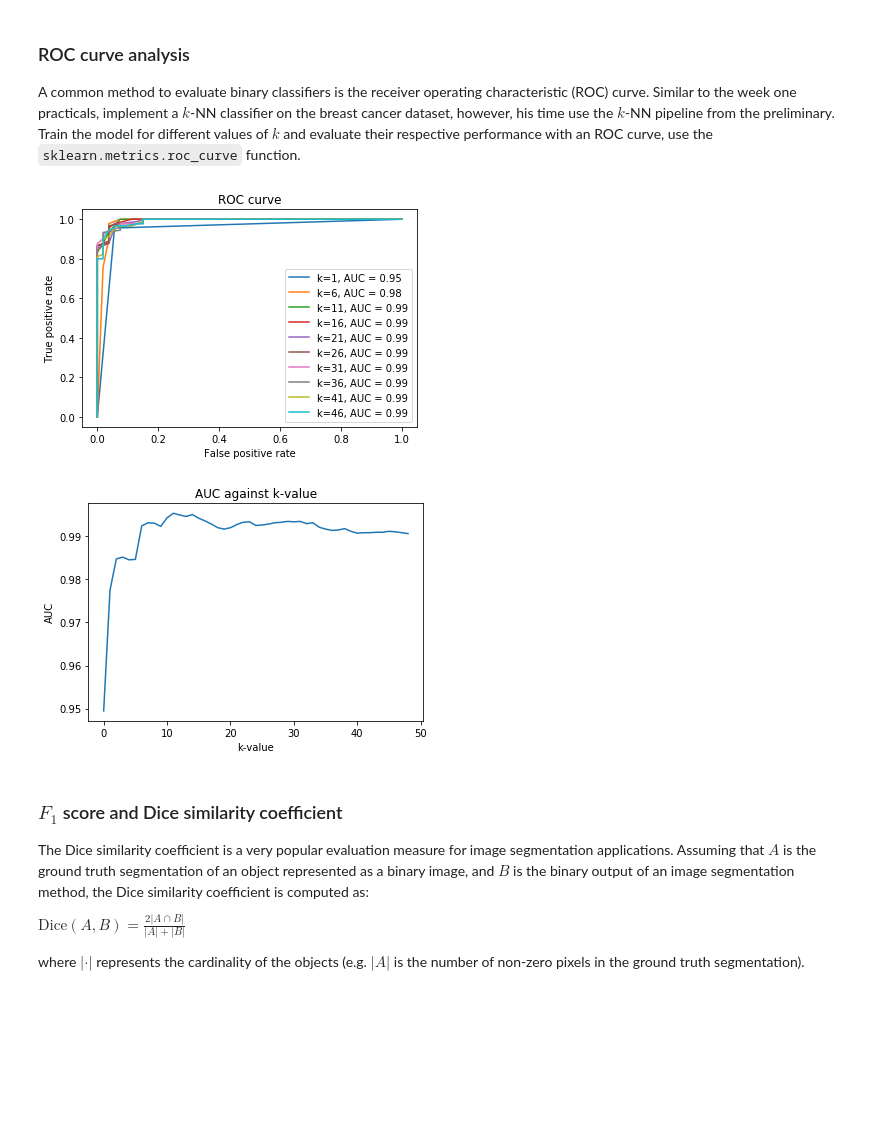
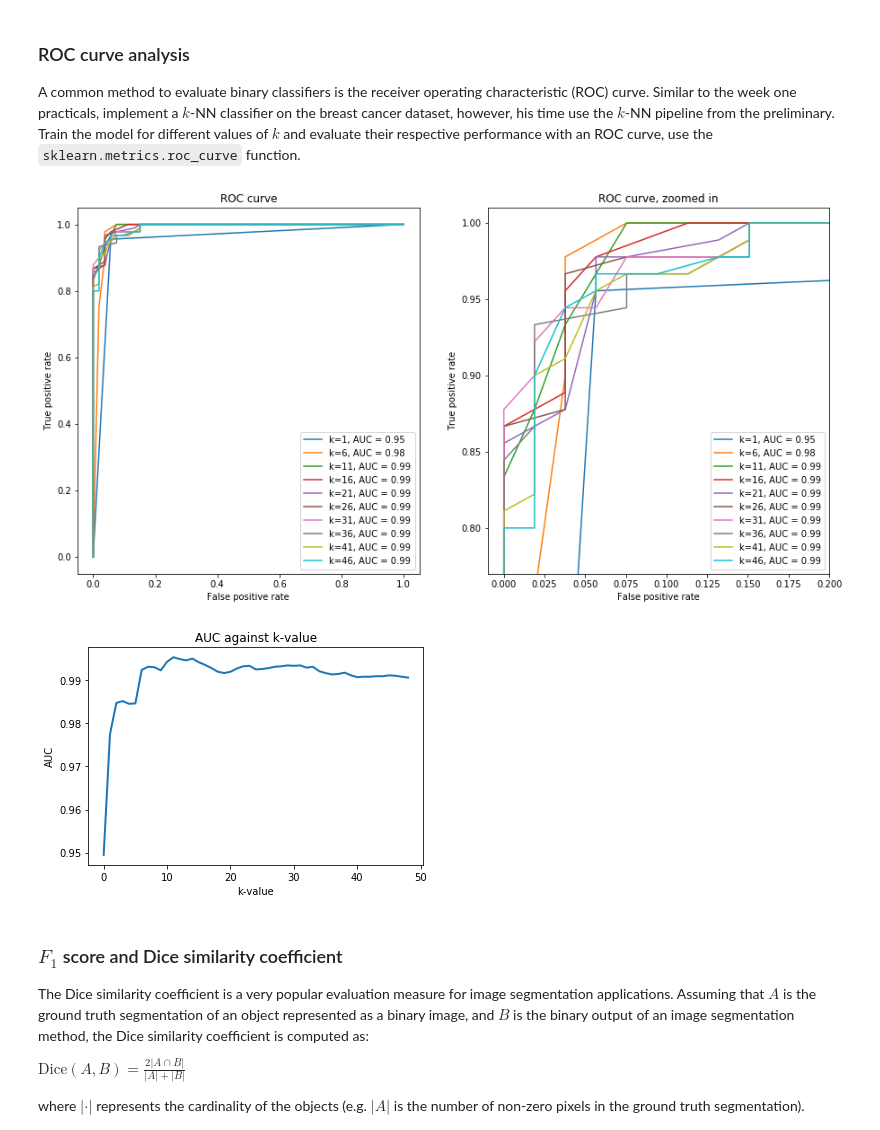
Before and after one commit to tdewaard/8dm40-machine-learning, a Jupyter notebook: practicals/week_2.ipynb, the cells around one changed output. Drawn from its saved outputs; the diff is of its cells as text; code cells hidden in the pictures; blank space fills up the shorter version.

```diff
--- a/practicals/week_2.ipynb
+++ b/practicals/week_2.ipynb
@@ -255,14 +265,13 @@ Low order polynomials have higher bias, i.e. the model is too simple (low capaci
 A common method to evaluate binary classifiers is the receiver operating characteristic (ROC) curve. Similar to the week one practicals, implement a $k$-NN classifier on the breast cancer dataset, however, his time use the $k$-NN pipeline from the preliminary. Train the model for different values of $k$ and evaluate their respective performance with an ROC curve, use the `sklearn.metrics.roc_curve` function.
 # %%
 import numpy as np
+import matplotlib.pyplot as plt
 from sklearn.pipeline import Pipeline
 from sklearn import datasets, linear_model, metrics
 from sklearn.model_selection import train_test_split
 from sklearn.neighbors import KNeighborsClassifier
 from sklearn.preprocessing import StandardScaler
-import matplotlib.pyplot as plt
-from sklearn.metrics import auc
-from sklearn.metrics import roc_curve
+from sklearn.metrics import auc, roc_curve
 
 # load data
 breast_cancer = datasets.load_breast_cancer()
@@ -274,43 +283,51 @@ X_train, X_test, y_train, y_test = train_test_split(X, y, stratify=y, random_sta
 roc_scores = [];
 
 # train knn for different values of k and evaluate with ROC on test data.
+fig, axes = plt.subplots(nrows=1, ncols=2, figsize=(15, 7.5))
 for k in range(1,50):
     knn = KNeighborsClassifier(n_neighbors=k)
     scaler = StandardScaler()
     model = Pipeline([
                  ("scaler", scaler),
                  ("knn", knn)
                     ])
 
     # train the model using the training dataset
     model.fit(X_train, y_train)
 
     # determine false positive rate and true positive rate
     y_scores = model.predict_proba(X_test)
     fpr, tpr, threshold = roc_curve(y_test, y_scores[:, 1]) #second column, because we only need the TP.
 
     # calculate area under ROC-curve (AUC)
     roc_auc = auc(fpr, tpr)
     roc_scores.append(roc_auc)
 
     # plot ROC-curves (not all of them, to keep the graph clear, just every 5th one)
-    if range(1,50,5).count(k) == 1:
-        plt.plot(fpr, tpr, label = 'k=' + str(k) +', '+ 'AUC = %0.2f' % roc_auc)
-        plt.xlabel('False positive rate')
-        plt.ylabel('True positive rate')
-        plt.title('ROC curve')
-        plt.legend()
+    if k in range(1,50,5):
+        axes[0].plot(fpr, tpr, '-',label='k={}, AUC = {:.2f}'.format(k, roc_auc))
+        axes[0].set_xlabel('False positive rate')
+        axes[0].set_ylabel('True positive rate')
+        axes[0].set_title('ROC curve')
+        axes[0].legend()
 
+        axes[1].plot(fpr, tpr, '-',label='k={}, AUC = {:.2f}'.format(k, roc_auc))
+        axes[1].set_xlabel('False positive rate')
+        axes[1].set_ylabel('True positive rate')
+        axes[1].set_title('ROC curve, zoomed in')
+        axes[1].legend()
+        axes[1].set_ylim([0.77, 1.01])
+        axes[1].set_xlim([-0.01, 0.2])
 plt.show()
 
 # plot AUC against k-values
-plt.plot(roc_scores)
+plt.plot(roc_scores, linewidth=2)
 plt.xlabel('k-value')
 plt.ylabel('AUC')
 plt.title('AUC against k-value')
 plt.show()
 # %% [output]
-[figure, old version]
+[figure, new version]
 [figure]
 # %% [markdown]
 ### $F_1$ score and Dice similarity coefficient
```
Also changed, not shown: parts of 1 cell of this notebook.
